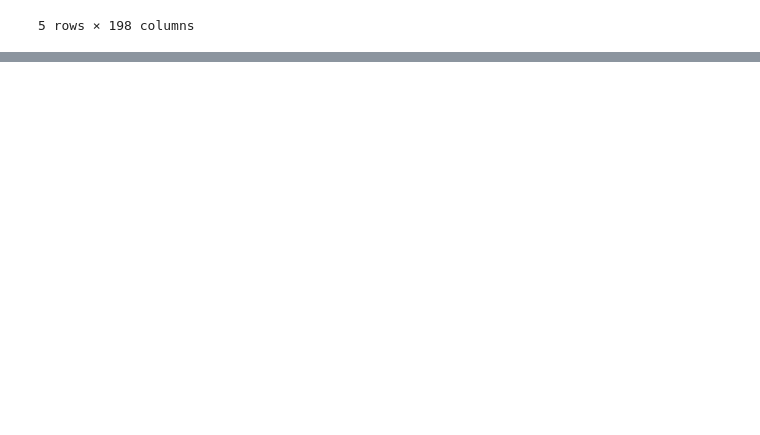
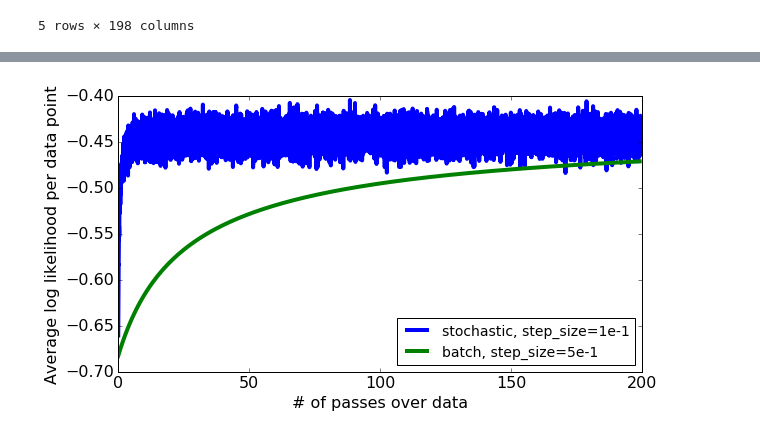
Before and after one commit to ah3200/Classification, a Jupyter notebook: week7/Stochastic-Gradient-Descent.ipynb, the cells around one changed output, grey strips where cells are left out. Cells and saved outputs as stored; diff of their text form; code cells hidden in the pictures; blank space fills up the shorter version.

```diff
--- a/week7/Stochastic-Gradient-Descent.ipynb
+++ b/week7/Stochastic-Gradient-Descent.ipynb
@@ -54,0 +466,10 @@ AttributeError: 'DataFrame' object has no attribute 'random_split'
+# %%
+step_size = 1e-1
+batch_size = 100
+num_passes = 200
+num_iterations = num_passes * int(len(feature_matrix_train)/batch_size)
+
+## YOUR CODE HERE
+coefficients_sgd, log_likelihood_sgd = logistic_regression_SG(feature_matrix_train, sentiment_train,
+                                       initial_coefficients=np.zeros(194),
+                                       step_size=1e-1, batch_size=100, max_iter=num_iterations)
@@ -54,0 +494,4 @@ AttributeError: 'DataFrame' object has no attribute 'random_split'
+# %%
+coefficients_batch, log_likelihood_batch = logistic_regression_SG(feature_matrix_train, sentiment_train,
+                                        initial_coefficients=np.zeros(194),
+                                        step_size=5e-1, batch_size=len(feature_matrix_train), max_iter=200)
@@ -54,0 +517,7 @@ AttributeError: 'DataFrame' object has no attribute 'random_split'
+# %%
+make_plot(log_likelihood_sgd, len_data=len(feature_matrix_train), batch_size=100,
+          smoothing_window=30, label='stochastic, step_size=1e-1')
+make_plot(log_likelihood_batch, len_data=len(feature_matrix_train), batch_size=len(feature_matrix_train),
+          smoothing_window=1, label='batch, step_size=5e-1')
+# %% [output]
+[figure, added]
```
Also changed, not shown: parts of 42 cells of this notebook, 1 other file.
